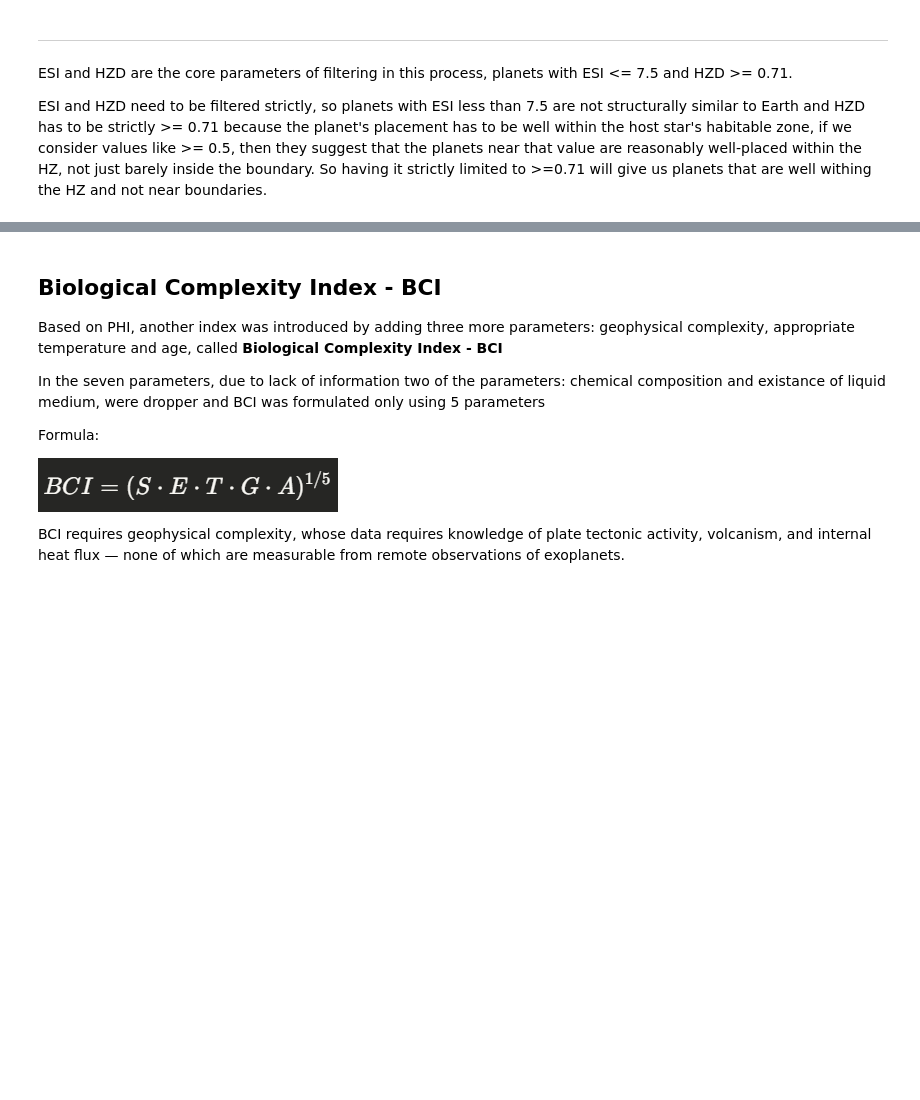
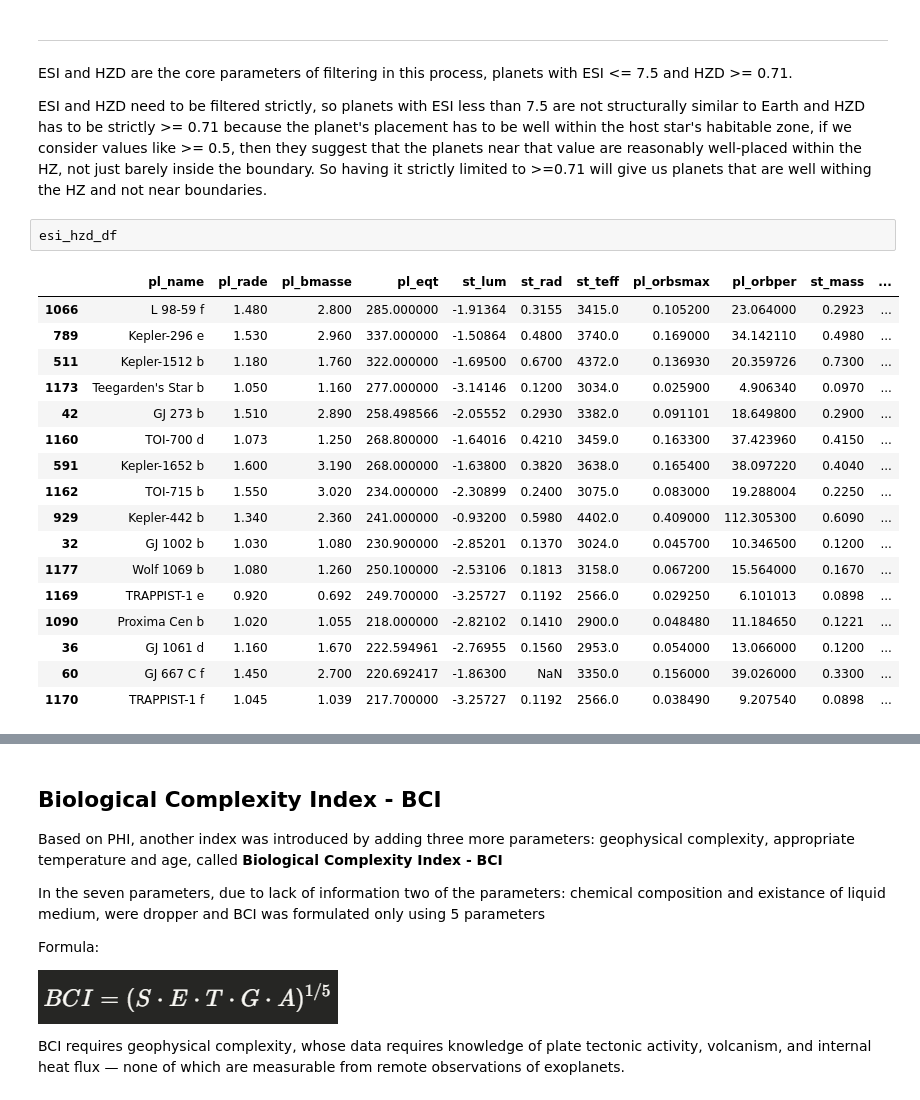
Before and after one commit to ShankarSrivathsa/exoplanet-habitability, a Jupyter notebook: notebook.ipynb, the cells around one changed output, grey strips where cells are left out. Saved outputs shown, nothing was run; the diff lists cells and outputs as text; blank space fills up the shorter version.

```diff
--- a/notebook.ipynb
+++ b/notebook.ipynb
@@ -761,3 +761,23 @@ We have ESI and HZD scores ready, but just by knowing how earth-like the planet
 ESI and HZD are the core parameters of filtering in this process, planets with ESI <= 7.5 and HZD >= 0.71.
 
 ESI and HZD need to be filtered strictly, so planets with ESI less than 7.5 are not structurally similar to Earth and HZD has to be strictly >= 0.71 because the planet's placement has to be well within the host star's habitable zone, if we consider values like >= 0.5, then they suggest that the planets near that value are reasonably well-placed within the HZ, not just barely inside the boundary. So having it strictly limited to >=0.71 will give us planets that are well withing the HZ and not near boundaries.
+# %%
+esi_hzd_df
+# %% [output]
+|  | pl_name | pl_rade | pl_bmasse | pl_eqt | st_lum | st_rad | st_teff | pl_orbsmax | pl_orbper | st_mass | ... |
+| 1066 | L 98-59 f | 1.480 | 2.800 | 285.000000 | -1.91364 | 0.3155 | 3415.0 | 0.105200 | 23.064000 | 0.2923 | ... |
+| 789 | Kepler-296 e | 1.530 | 2.960 | 337.000000 | -1.50864 | 0.4800 | 3740.0 | 0.169000 | 34.142110 | 0.4980 | ... |
+| 511 | Kepler-1512 b | 1.180 | 1.760 | 322.000000 | -1.69500 | 0.6700 | 4372.0 | 0.136930 | 20.359726 | 0.7300 | ... |
+| 1173 | Teegarden's Star b | 1.050 | 1.160 | 277.000000 | -3.14146 | 0.1200 | 3034.0 | 0.025900 | 4.906340 | 0.0970 | ... |
+| 42 | GJ 273 b | 1.510 | 2.890 | 258.498566 | -2.05552 | 0.2930 | 3382.0 | 0.091101 | 18.649800 | 0.2900 | ... |
+| 1160 | TOI-700 d | 1.073 | 1.250 | 268.800000 | -1.64016 | 0.4210 | 3459.0 | 0.163300 | 37.423960 | 0.4150 | ... |
+| 591 | Kepler-1652 b | 1.600 | 3.190 | 268.000000 | -1.63800 | 0.3820 | 3638.0 | 0.165400 | 38.097220 | 0.4040 | ... |
+| 1162 | TOI-715 b | 1.550 | 3.020 | 234.000000 | -2.30899 | 0.2400 | 3075.0 | 0.083000 | 19.288004 | 0.2250 | ... |
+| 929 | Kepler-442 b | 1.340 | 2.360 | 241.000000 | -0.93200 | 0.5980 | 4402.0 | 0.409000 | 112.305300 | 0.6090 | ... |
+| 32 | GJ 1002 b | 1.030 | 1.080 | 230.900000 | -2.85201 | 0.1370 | 3024.0 | 0.045700 | 10.346500 | 0.1200 | ... |
+| 1177 | Wolf 1069 b | 1.080 | 1.260 | 250.100000 | -2.53106 | 0.1813 | 3158.0 | 0.067200 | 15.564000 | 0.1670 | ... |
+| 1169 | TRAPPIST-1 e | 0.920 | 0.692 | 249.700000 | -3.25727 | 0.1192 | 2566.0 | 0.029250 | 6.101013 | 0.0898 | ... |
+| 1090 | Proxima Cen b | 1.020 | 1.055 | 218.000000 | -2.82102 | 0.1410 | 2900.0 | 0.048480 | 11.184650 | 0.1221 | ... |
+| 36 | GJ 1061 d | 1.160 | 1.670 | 222.594961 | -2.76955 | 0.1560 | 2953.0 | 0.054000 | 13.066000 | 0.1200 | ... |
+| 60 | GJ 667 C f | 1.450 | 2.700 | 220.692417 | -1.86300 | NaN | 3350.0 | 0.156000 | 39.026000 | 0.3300 | ... |
+| 1170 | TRAPPIST-1 f | 1.045 | 1.039 | 217.700000 | -3.25727 | 0.1192 | 2566.0 | 0.038490 | 9.207540 | 0.0898 | ... |
```
Also changed, not shown: parts of 1 cell of this notebook.
